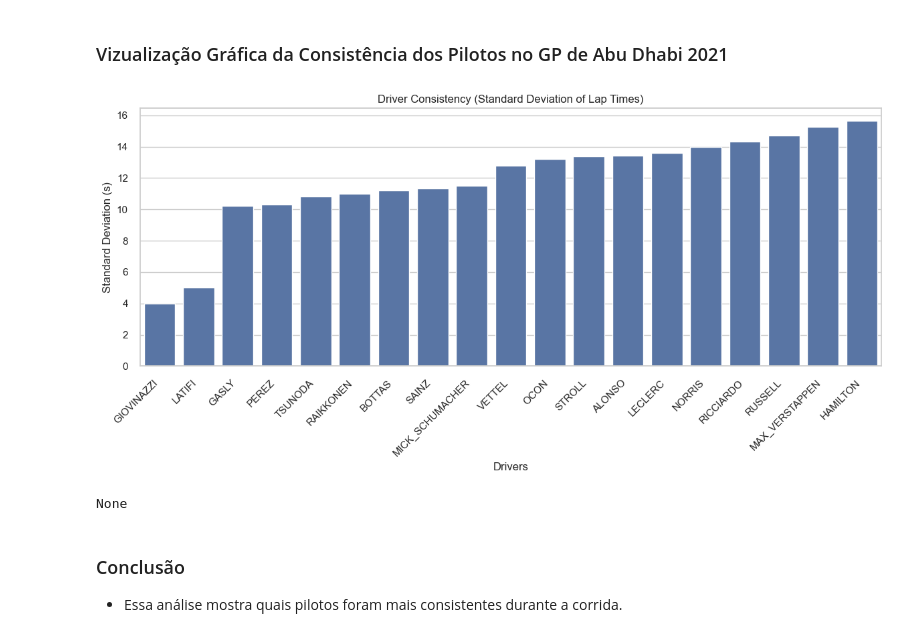
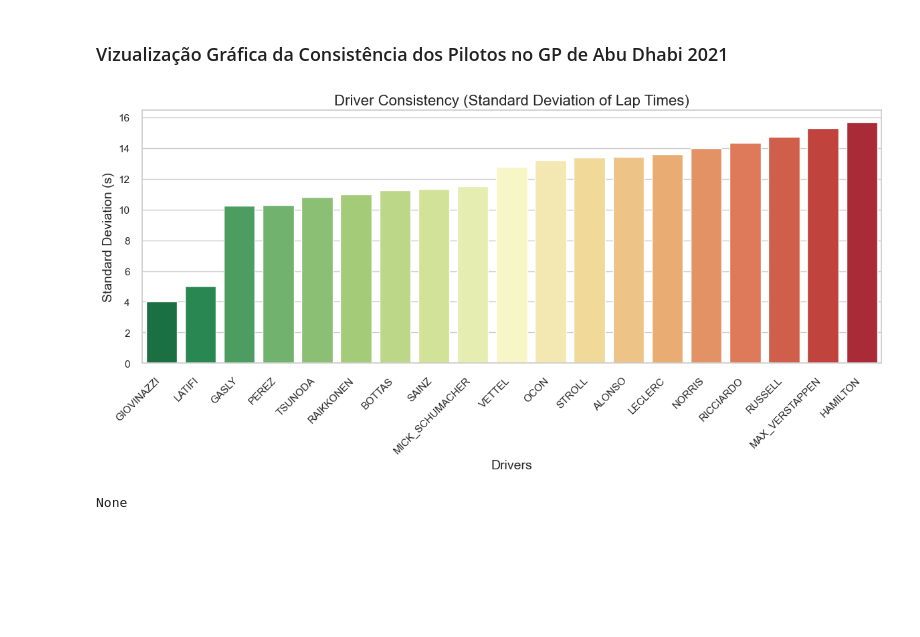
Before and after one commit to Gabryel-Januario/F1-Race-Analysis-with-Python, a Jupyter notebook: f1_race_analysis_with_python/notebooks/f1_main_analysis.ipynb, the cells around one changed output. Saved outputs shown, nothing was run; the diff lists cells and outputs as text; code cells hidden in the pictures; blank space fills up the shorter version.

```diff
--- a/f1_race_analysis_with_python/notebooks/f1_main_analysis.ipynb
+++ b/f1_race_analysis_with_python/notebooks/f1_main_analysis.ipynb
@@ -58,11 +70,8 @@ from script.Lap_Times_Consistency import lap_times_consistency
 # %% [markdown]
 ### Vizualização Gráfica da Consistência dos Pilotos no GP de Abu Dhabi 2021
 # %%
-consistency_result = lap_times_consistency(lap_times, drivers)
+consistency_result = plot_lap_times_consistency(lap_times, drivers)
 display(consistency_result)
 # %% [output]
-[figure, old version]
+[figure, new version]
 None
-# %% [markdown]
-### Conclusão
-- Essa análise mostra quais pilotos foram mais consistentes durante a corrida.
```
Also changed, not shown: parts of 7 cells of this notebook, 17 other files.
